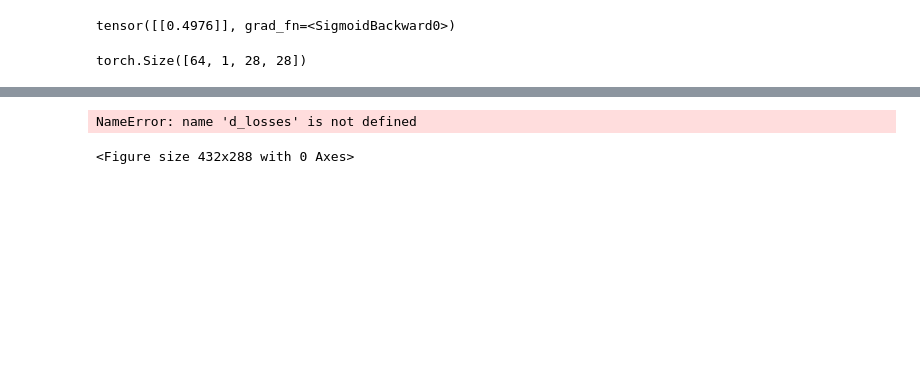
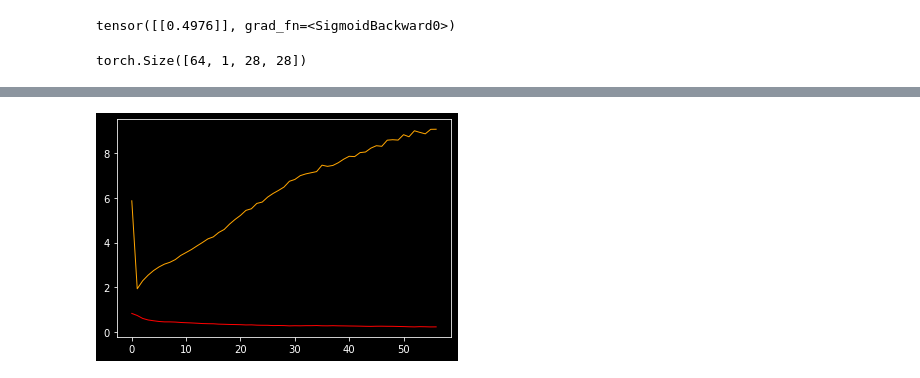
Before and after one commit to ggh5454/GDL_code_pytorch, a Jupyter notebook: 04_01_gan_camel_train.ipynb, the cells around one changed output, grey strips where cells are left out. Drawn from its saved outputs; the diff is of its cells as text; code cells hidden in the pictures; blank space fills up the shorter version.

```diff
--- a/04_01_gan_camel_train.ipynb
+++ b/04_01_gan_camel_train.ipynb
@@ -203,10 +222,9 @@ print('Finished Training')
 # %%
 fig = plt.figure()
-plt.plot([x for x in d_losses], color='black', linewidth=0.25)
+plt.plot([x for x in d_losses], color='red', linewidth=1)
 
-plt.plot([x for x in g_losses], color='orange', linewidth=0.25)
+plt.plot([y for y in g_losses], color='orange', linewidth=1)
 
 plt.show()
 # %% [output]
-NameError: name 'd_losses' is not defined
-<Figure size 432x288 with 0 Axes>
+[figure, added]
```
Also changed, not shown: parts of 2 cells of this notebook, 1 other file.
